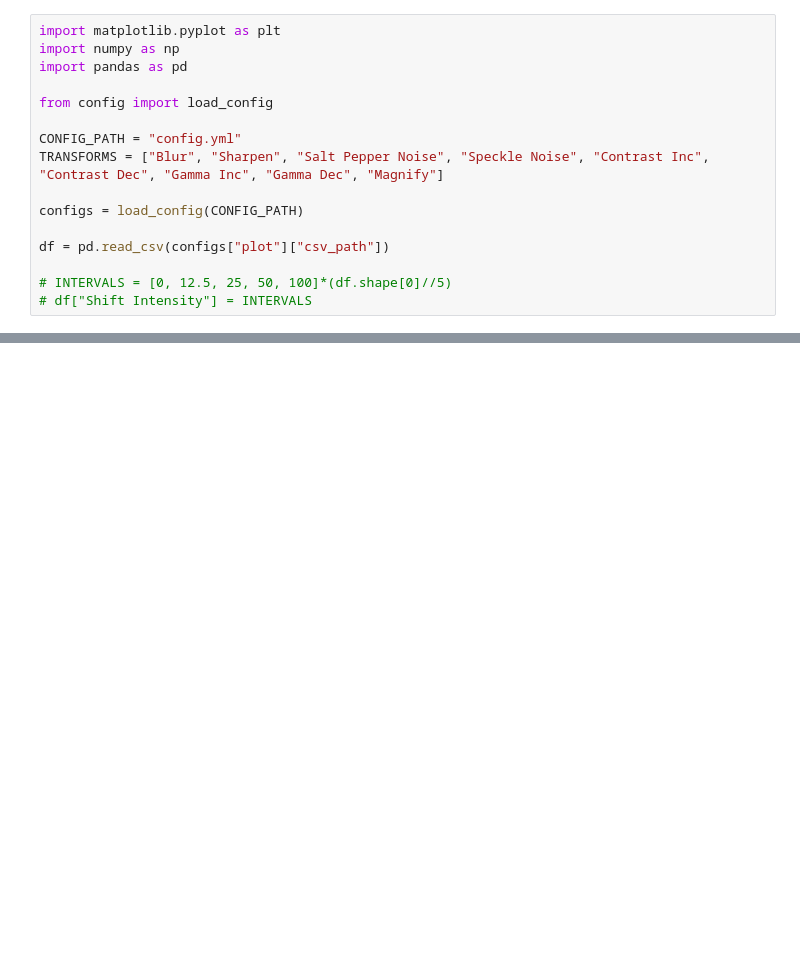
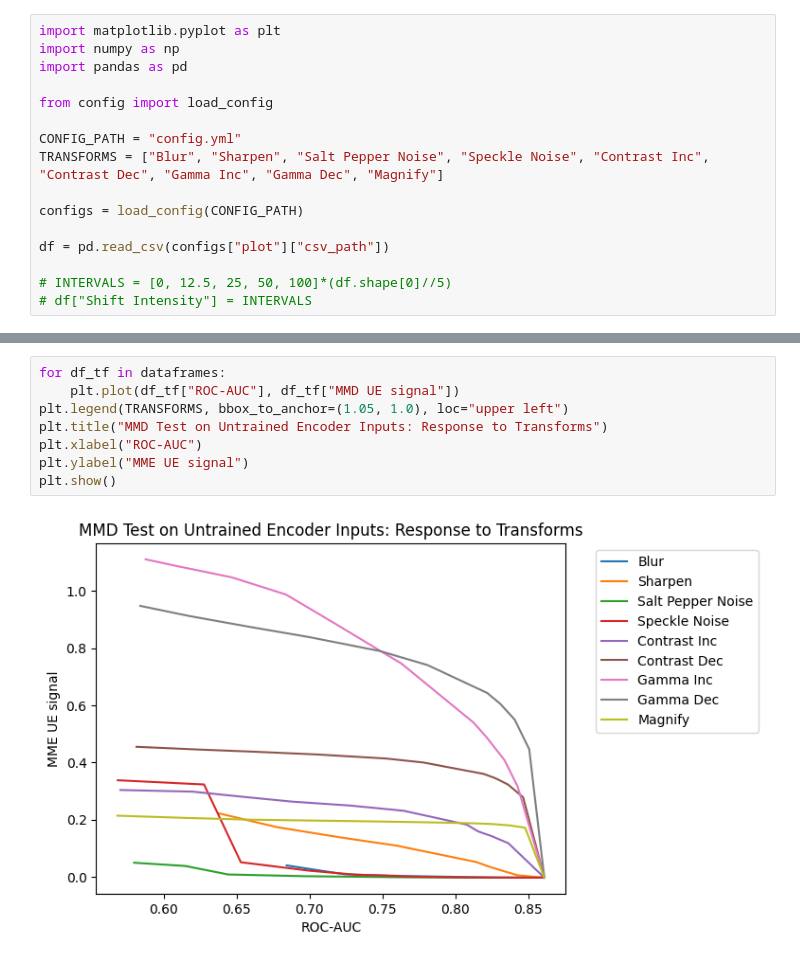
Before and after one commit to leeping-ng/med-img-monitoring, a Jupyter notebook: src/tf_signal_vs_rocauc_results.ipynb, the cells around one changed output, grey strips where cells are left out. Saved outputs shown, nothing was run; the diff lists cells and outputs as text; blank space fills up the shorter version.

```diff
--- a/src/tf_signal_vs_rocauc_results.ipynb
+++ b/src/tf_signal_vs_rocauc_results.ipynb
@@ -63,0 +64,10 @@ plt.show()
+# %%
+for df_tf in dataframes:
+    plt.plot(df_tf["ROC-AUC"], df_tf["MMD UE signal"])
+plt.legend(TRANSFORMS, bbox_to_anchor=(1.05, 1.0), loc="upper left")
+plt.title("MMD Test on Untrained Encoder Inputs: Response to Transforms")
+plt.xlabel("ROC-AUC")
+plt.ylabel("MME UE signal")
+plt.show()
+# %% [output]
+[figure, added]
```
Also changed, not shown: parts of 7 cells of this notebook, 1 other file.
